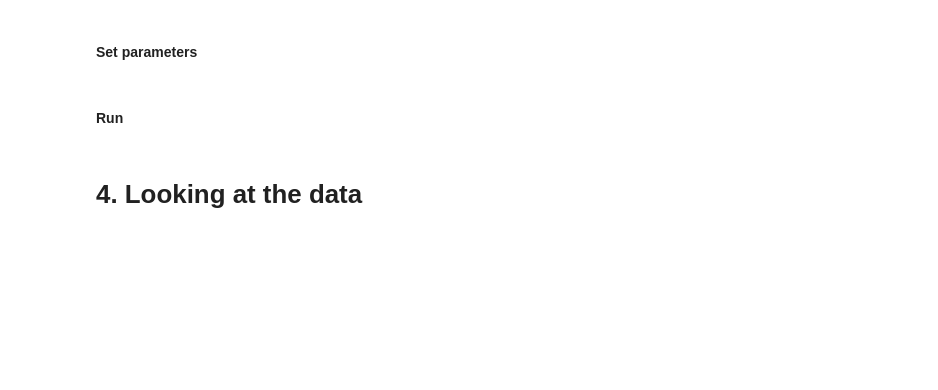
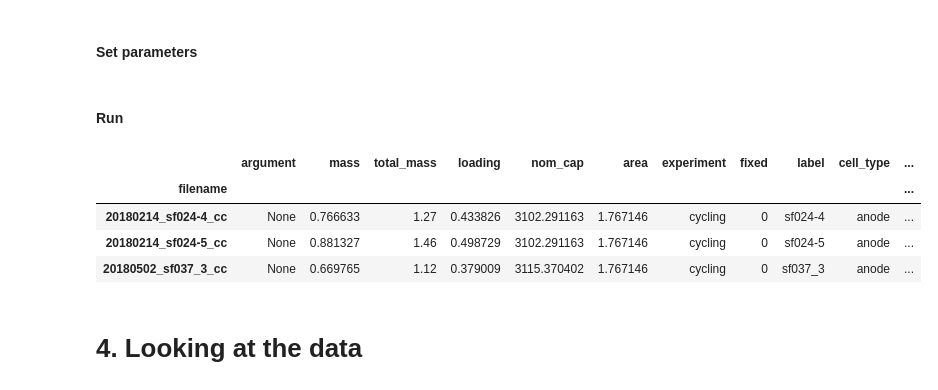
Before and after one commit to jepegit/cellpy, a Jupyter notebook: examples/cellpy batch utility/cellpy_batch_processing.ipynb, the cells around one changed output. Cells and saved outputs as stored; diff of their text form; code cells hidden in the pictures; blank space fills up the shorter version.

```diff
--- a/examples/cellpy batch utility/cellpy_batch_processing.ipynb
+++ b/examples/cellpy batch utility/cellpy_batch_processing.ipynb
@@ -150,6 +157,14 @@ b.create_journal()
 # %%
 # create the apropriate folders
 b.paginate()
+# %%
+b.pages
+# %% [output]
+|  | argument | mass | total_mass | loading | nom_cap | area | experiment | fixed | label | cell_type | ... |
+| filename |  |  |  |  |  |  |  |  |  |  | ... |
+| 20180214_sf024-4_cc | None | 0.766633 | 1.27 | 0.433826 | 3102.291163 | 1.767146 | cycling | 0 | sf024-4 | anode | ... |
+| 20180214_sf024-5_cc | None | 0.881327 | 1.46 | 0.498729 | 3102.291163 | 1.767146 | cycling | 0 | sf024-5 | anode | ... |
+| 20180502_sf037_3_cc | None | 0.669765 | 1.12 | 0.379009 | 3115.370402 | 1.767146 | cycling | 0 | sf037_3 | anode | ... |
 # %%
 # load the data (and save .csv-files if you have set export_(raw/cycles/ica) = True)
 # (this might take some time)
```
Also changed, not shown: parts of 6 cells of this notebook.
